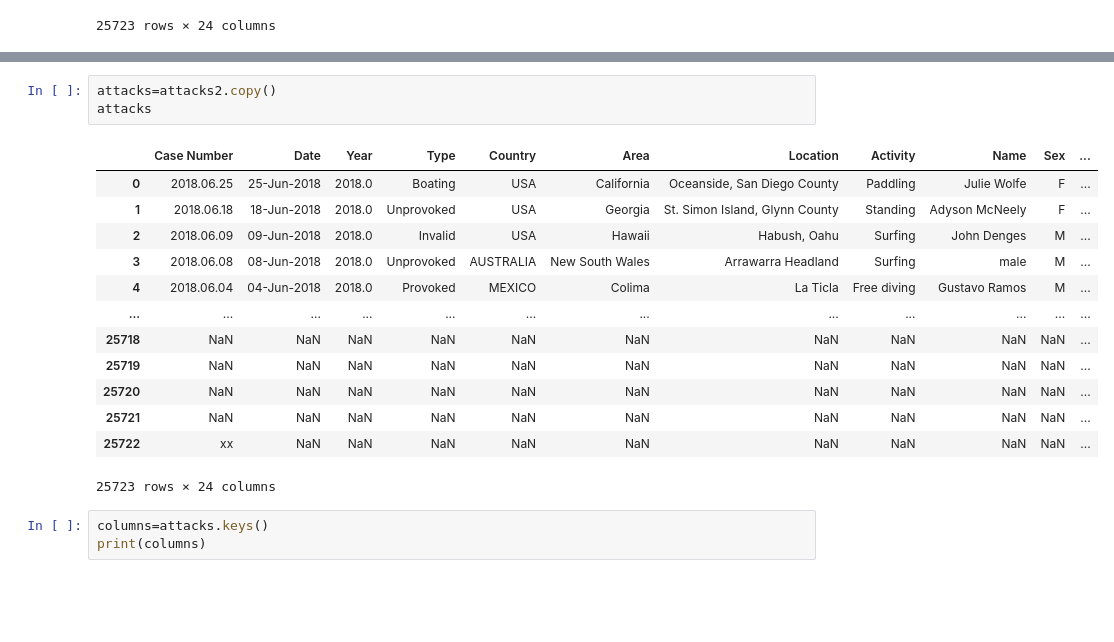
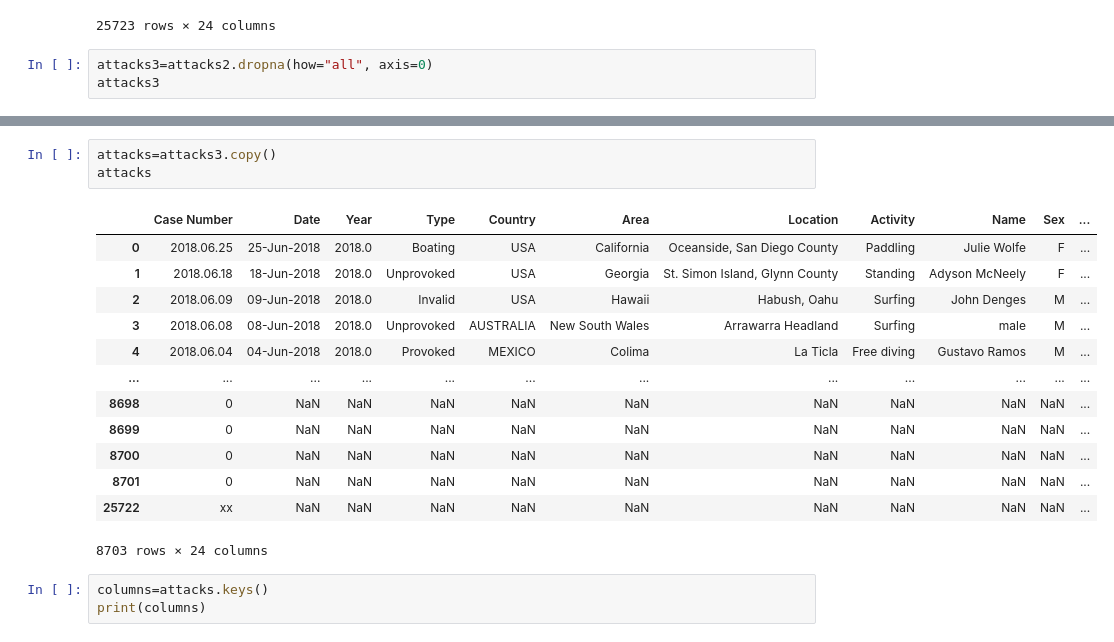
Before and after one commit to IsabelGarcia11/data-cleaning-pandas, a Jupyter notebook: Yourcode/pandas-cleaning.ipynb, the cells around one changed output, grey strips where cells are left out. Saved outputs shown, nothing was run; the diff lists cells and outputs as text; blank space fills up the shorter version.

```diff
--- a/Yourcode/pandas-cleaning.ipynb
+++ b/Yourcode/pandas-cleaning.ipynb
@@ -27,3 +27,6 @@ attacks2
 | 25721 | NaN | NaN | NaN | NaN | NaN | NaN | NaN | NaN | NaN | NaN | ... |
 | 25722 | xx | NaN | NaN | NaN | NaN | NaN | NaN | NaN | NaN | NaN | ... |
 25723 rows × 24 columns
+# %%
+attacks3=attacks2.dropna(how="all", axis=0)
+attacks3
@@ -30,20 +47,20 @@ attacks2
 # %%
-attacks=attacks2.copy()
+attacks=attacks3.copy()
 attacks
 # %% [output]
 |  | Case Number | Date | Year | Type | Country | Area | Location | Activity | Name | Sex | ... |
 | 0 | 2018.06.25 | 25-Jun-2018 | 2018.0 | Boating | USA | California | Oceanside, San Diego County | Paddling | Julie Wolfe | F | ... |
 | 1 | 2018.06.18 | 18-Jun-2018 | 2018.0 | Unprovoked | USA | Georgia | St. Simon Island, Glynn County | Standing | Adyson McNeely | F | ... |
 | 2 | 2018.06.09 | 09-Jun-2018 | 2018.0 | Invalid | USA | Hawaii | Habush, Oahu | Surfing | John Denges | M | ... |
 | 3 | 2018.06.08 | 08-Jun-2018 | 2018.0 | Unprovoked | AUSTRALIA | New South Wales | Arrawarra Headland | Surfing | male | M | ... |
 | 4 | 2018.06.04 | 04-Jun-2018 | 2018.0 | Provoked | MEXICO | Colima | La Ticla | Free diving | Gustavo Ramos | M | ... |
 | ... | ... | ... | ... | ... | ... | ... | ... | ... | ... | ... | ... |
-| 25718 | NaN | NaN | NaN | NaN | NaN | NaN | NaN | NaN | NaN | NaN | ... |
-| 25719 | NaN | NaN | NaN | NaN | NaN | NaN | NaN | NaN | NaN | NaN | ... |
-| 25720 | NaN | NaN | NaN | NaN | NaN | NaN | NaN | NaN | NaN | NaN | ... |
-| 25721 | NaN | NaN | NaN | NaN | NaN | NaN | NaN | NaN | NaN | NaN | ... |
+| 8698 | 0 | NaN | NaN | NaN | NaN | NaN | NaN | NaN | NaN | NaN | ... |
+| 8699 | 0 | NaN | NaN | NaN | NaN | NaN | NaN | NaN | NaN | NaN | ... |
+| 8700 | 0 | NaN | NaN | NaN | NaN | NaN | NaN | NaN | NaN | NaN | ... |
+| 8701 | 0 | NaN | NaN | NaN | NaN | NaN | NaN | NaN | NaN | NaN | ... |
 | 25722 | xx | NaN | NaN | NaN | NaN | NaN | NaN | NaN | NaN | NaN | ... |
-25723 rows × 24 columns
+8703 rows × 24 columns
 # %%
 columns=attacks.keys()
 print(columns)
```
Also changed, not shown: parts of 40 cells of this notebook, 1 other file.
